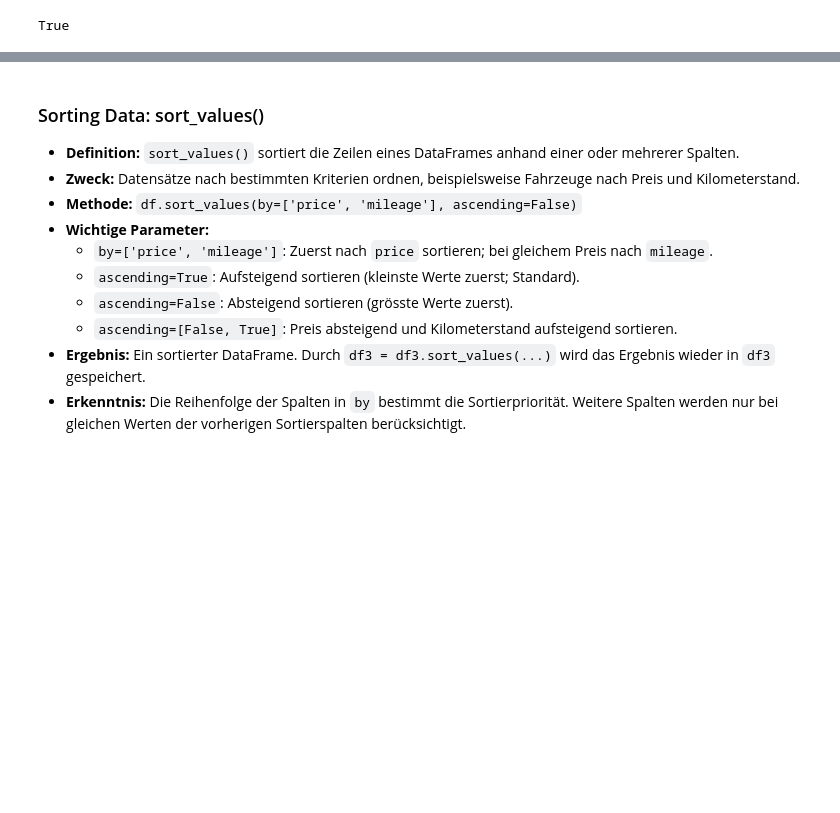
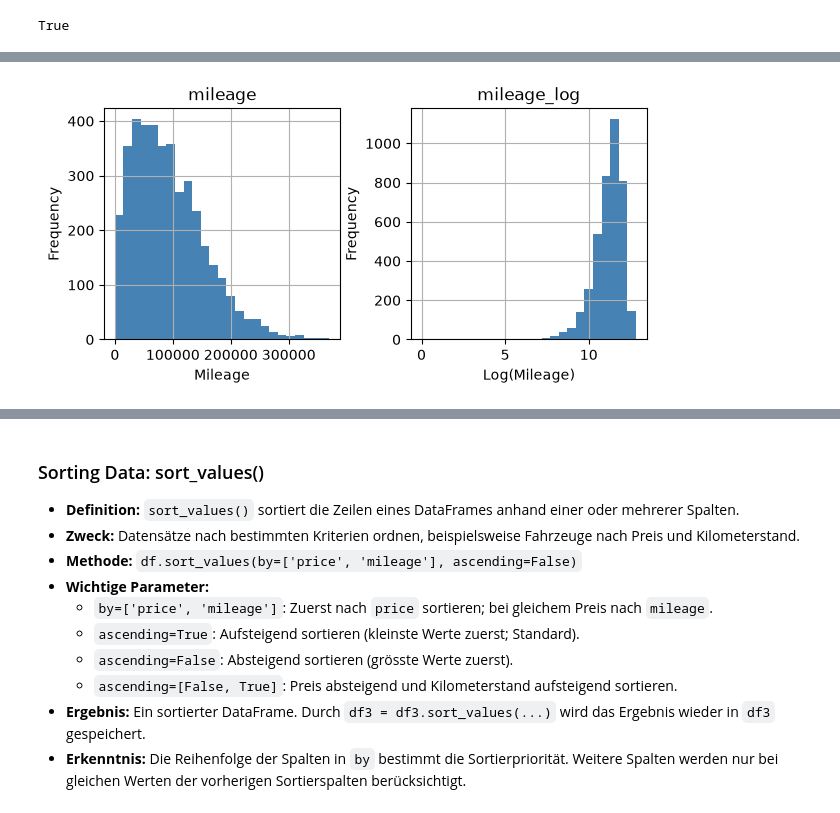
Before and after one commit to pyrat12/DS_HS2026_LNW, a Jupyter notebook: DS_HS2026_LNW_I_Examples/AP02/AP02 V4 Data Preparation/AP02 V4 DP Spick 2.ipynb, the cells around one changed output, grey strips where cells are left out. Saved outputs shown, nothing was run; the diff lists cells and outputs as text; code cells hidden in the pictures; blank space fills up the shorter version.

```diff
--- a/DS_HS2026_LNW_I_Examples/AP02/AP02 V4 Data Preparation/AP02 V4 DP Spick 2.ipynb
+++ b/DS_HS2026_LNW_I_Examples/AP02/AP02 V4 Data Preparation/AP02 V4 DP Spick 2.ipynb
@@ -973,33 +1011,32 @@ In statistics, Data Transformation involves applying mathematical functions to d
 # %%
 # Log-Transformation of the variable 'mileage'
-df_autoscout['mileage_log'] = np.log(df_autoscout['mileage'])       #Kilometerstände logarithmieren und in neuer Spalte speichern
-                                                                    #np.log(): natürlichen Logarithmus (Basis e) für jeden Wert berechnen
-                                                                    #Voraussetzung: Werte > 0; bei 0 entsteht -inf, bei negativen Werten NaN
+df_dpspick_autoscout['mileage_log'] = np.log(df_dpspick_autoscout['mileage'])   #Kilometerstände logarithmieren und in neuer Spalte speichern
+                                                                                #np.log(): natürlichen Logarithmus (Basis e) für jeden Wert berechnen
+                                                                                #Voraussetzung: Werte > 0; bei 0 entsteht -inf, bei negativen Werten NaN
 
 # Histogram of the variable 'mileage' and 'mileage_log'
-ax = df_autoscout[['mileage', 'mileage_log']].hist(bins=25,                 #Originale und logarithmierte Kilometerstände als zwei Histogramme darstellen
-                                                  figsize=(7, 3),           #figsize: Abbildungsgrösse in Zoll (Breite × Höhe)
-                                                  color='steelblue')        #hist(): Histogramme erstellen; bins=25: Anzahl Intervalle
-                                                                            #color: Balkenfarbe; ax speichert die Diagrammachsen
-                                                                            #Erkenntnis: Logarithmierung kann Rechtsschiefe reduzieren und Verteilungsform verändern
+ax = df_dpspick_autoscout[['mileage', 'mileage_log']].hist(bins=25,             #Originale und logarithmierte Kilometerstände als zwei Histogramme darstellen
+                                                  figsize=(7, 3),               #figsize: Abbildungsgrösse in Zoll (Breite × Höhe)
+                                                  color='steelblue')            #hist(): Histogramme erstellen; bins=25: Anzahl Intervalle
+                                                                                #color: Balkenfarbe; ax speichert die Diagrammachsen
+                                                                                #Erkenntnis: Logarithmierung kann Rechtsschiefe reduzieren und Verteilungsform verändern
 
 # Set the y-axis range for each subplot and add labels
-for axis, label in zip(ax.flatten(), ['Mileage', 'Log(Mileage)']):          #Diagrammachsen und Beschriftungen paarweise durchlaufen
-                                                                            #flatten(): Achsenanordnung in 1D umwandeln; zip(): Elemente paarweise verbinden
-    axis.set_ylim(bottom=0)                                                 #set_ylim(): y-Achse bei 0 beginnen lassen; Maximum automatisch bestimmen
-    axis.set_xlabel(label)                                                  #set_xlabel(): x-Achse mit der jeweiligen Beschriftung versehen
-    axis.set_ylabel('Frequency')                                            #set_ylabel(): y-Achse beschriften (Anzahl Fahrzeuge je Intervall)
+for axis, label in zip(ax.flatten(), ['Mileage', 'Log(Mileage)']):              #Diagrammachsen und Beschriftungen paarweise durchlaufen
+                                                                                #flatten(): Achsenanordnung in 1D umwandeln; zip(): Elemente paarweise verbinden
+    axis.set_ylim(bottom=0)                                                     #set_ylim(): y-Achse bei 0 beginnen lassen; Maximum automatisch bestimmen
+    axis.set_xlabel(label)                                                      #set_xlabel(): x-Achse mit der jeweiligen Beschriftung versehen
+    axis.set_ylabel('Frequency')                                                #set_ylabel(): y-Achse beschriften (Anzahl Fahrzeuge je Intervall)
 
 # Display the plot
-plt.show()                                                                  #Beide Histogramme anzeigen
+plt.show()                                                                      #Beide Histogramme anzeigen
 
-#ANPASSEN: df_autoscout überall durch den verwendeten DataFrame ersetzen (z. B. df_apartments)
 #ANPASSEN: mileage überall durch die zu transformierende numerische Spalte ersetzen (z. B. area)
 #ANPASSEN: mileage_log überall an den gewünschten Namen der neuen Spalte anpassen
 #ANPASSEN: ['Mileage', 'Log(Mileage)'] an die jeweiligen Achsenbeschriftungen anpassen
-#OPTIONAL: bins=25, figsize=(7, 3) und color='steelblue' bei Bedarf ändern
 #BEI VORGEGEBENER Y-GRENZE: axis.set_ylim(0, 1200) statt axis.set_ylim(bottom=0)
-#NICHTS ANPASSEN: np.log(), hist(), flatten(), zip(), set_xlabel(), set_ylabel() und plt.show()
 #VORAUSSETZUNG: Numerische Spalte mit ausschliesslich positiven Werten; numpy als np und matplotlib.pyplot als plt importiert
+# %% [output]
+[figure, added]
 # %% [markdown]
 ### Data Transformation: Square Root Transformation (SQRT)
```
Also changed, not shown: parts of 24 cells of this notebook, 1 other file.
